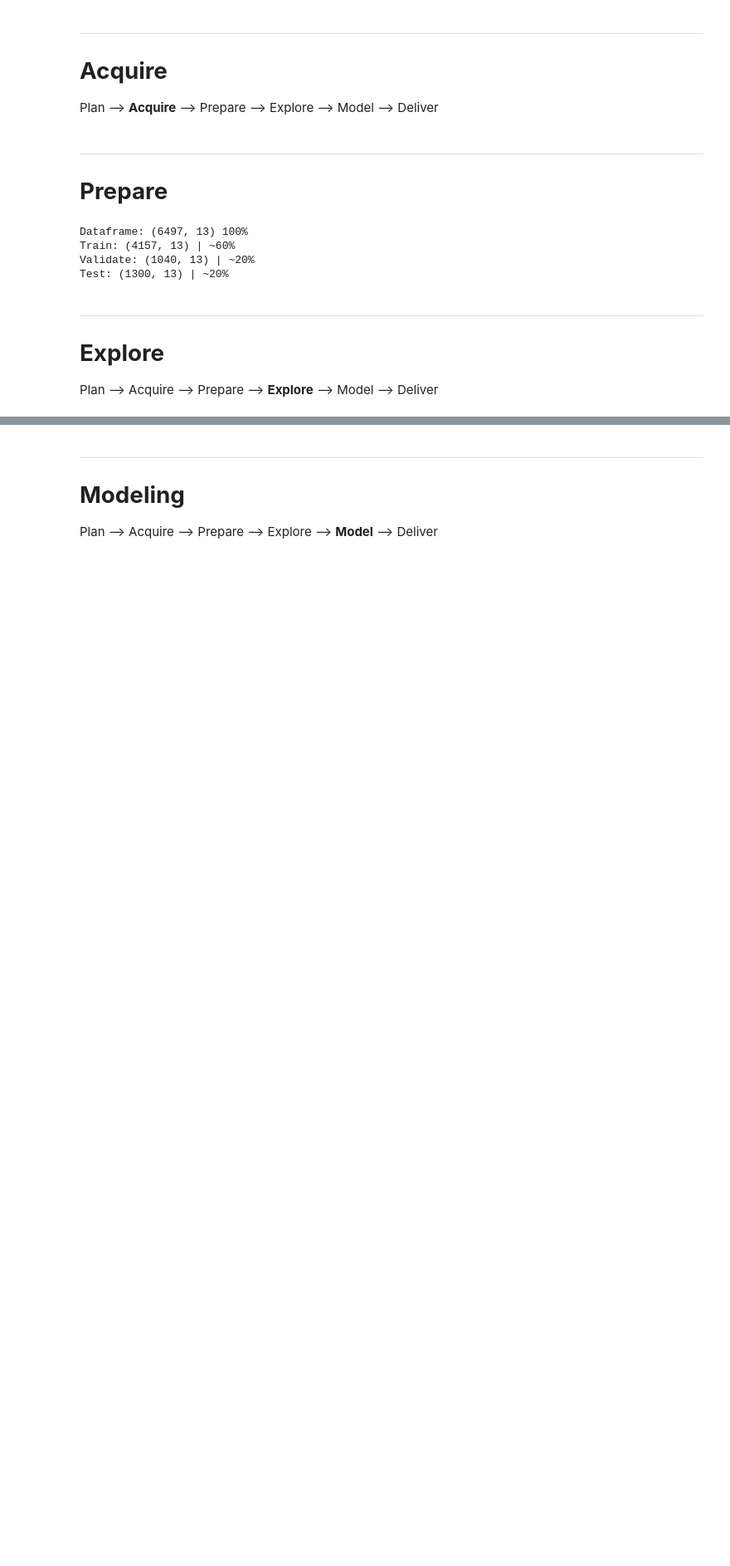
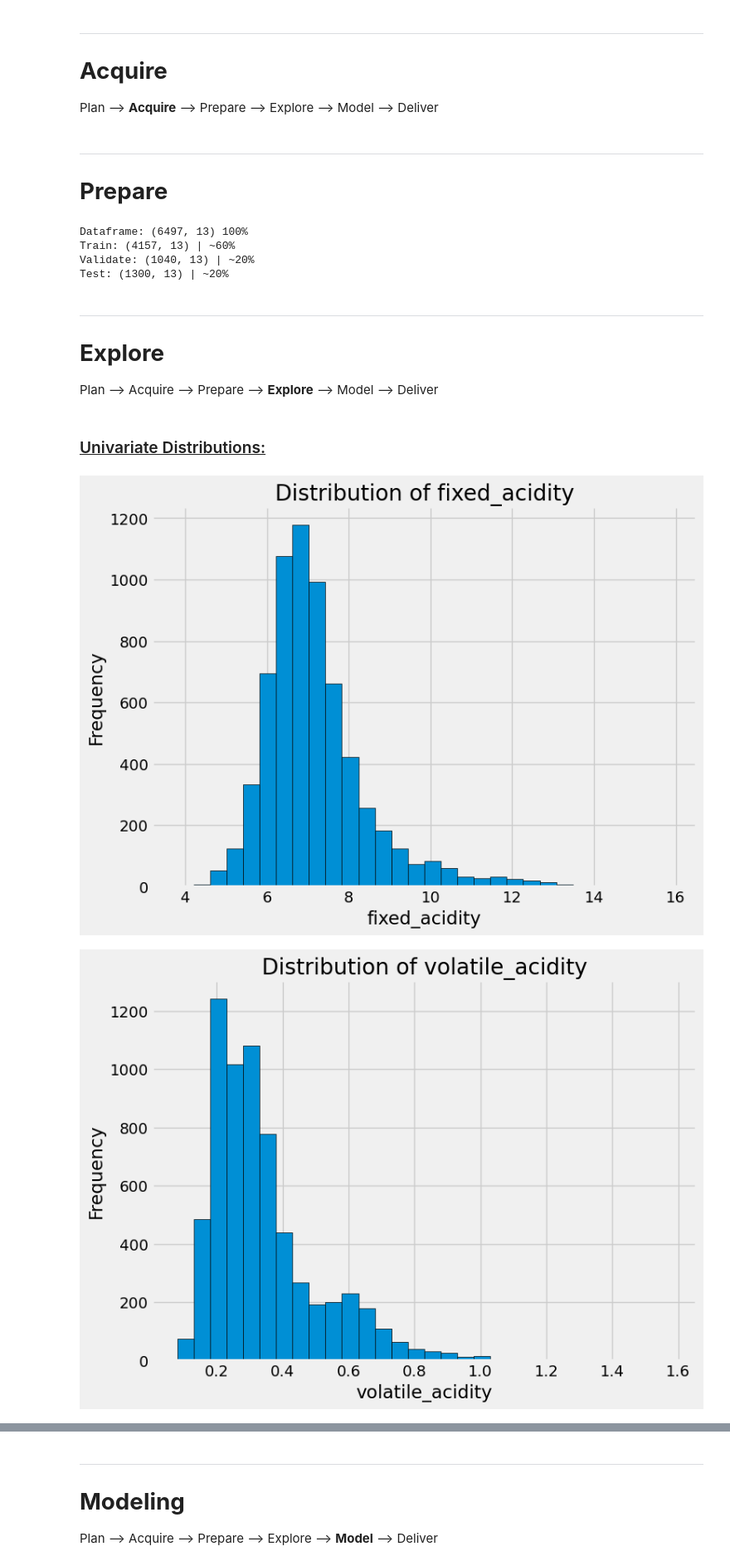
Before and after one commit to jeremiah-toribio/wine-clusters, a Jupyter notebook: Wine_Notebook.ipynb, the cells around one changed output, grey strips where cells are left out. Shown at 83% size. Drawn from its saved outputs; the diff is of its cells as text; code cells hidden in the pictures; blank space fills up the shorter version.

```diff
--- a/Wine_Notebook.ipynb
+++ b/Wine_Notebook.ipynb
@@ -45,5 +43,3 @@ white_df['is_red'] = 0
-# %%
-df = pd.concat([white_df, red_df], axis=0, ignore_index=True)
 # %% [markdown]
 <hr style="border:2px solid black">
 
@@ -65,3 +63,17 @@ Test: (1300, 13) | ~20%
 
 # **Explore**
 Plan --> Acquire --> Prepare --> **Explore** --> Model --> Deliver
+# %% [markdown]
+### <u>Univariate Distributions:</u>
+# %%
+#loop to plot histograms for each column
+for col in df.columns:
+    plt.figure(figsize=(8, 6))
+    plt.hist(df[col], bins=30, edgecolor='k')
+    plt.title(f'Distribution of {col}')
+    plt.xlabel(col)
+    plt.ylabel('Frequency')
+    plt.show()
+# %% [output]
+[figure, added]
+[figure, added]
```
Also changed, not shown: parts of 55 cells of this notebook.
